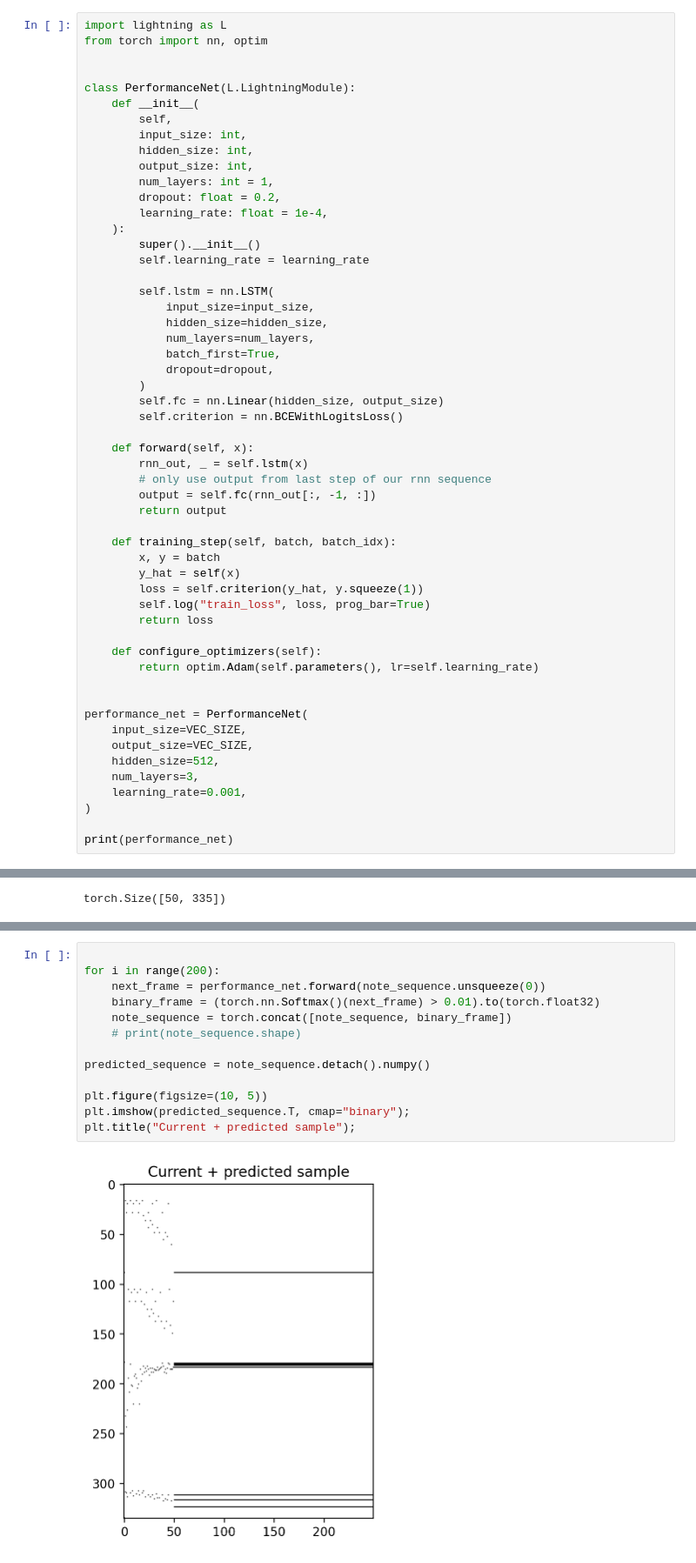
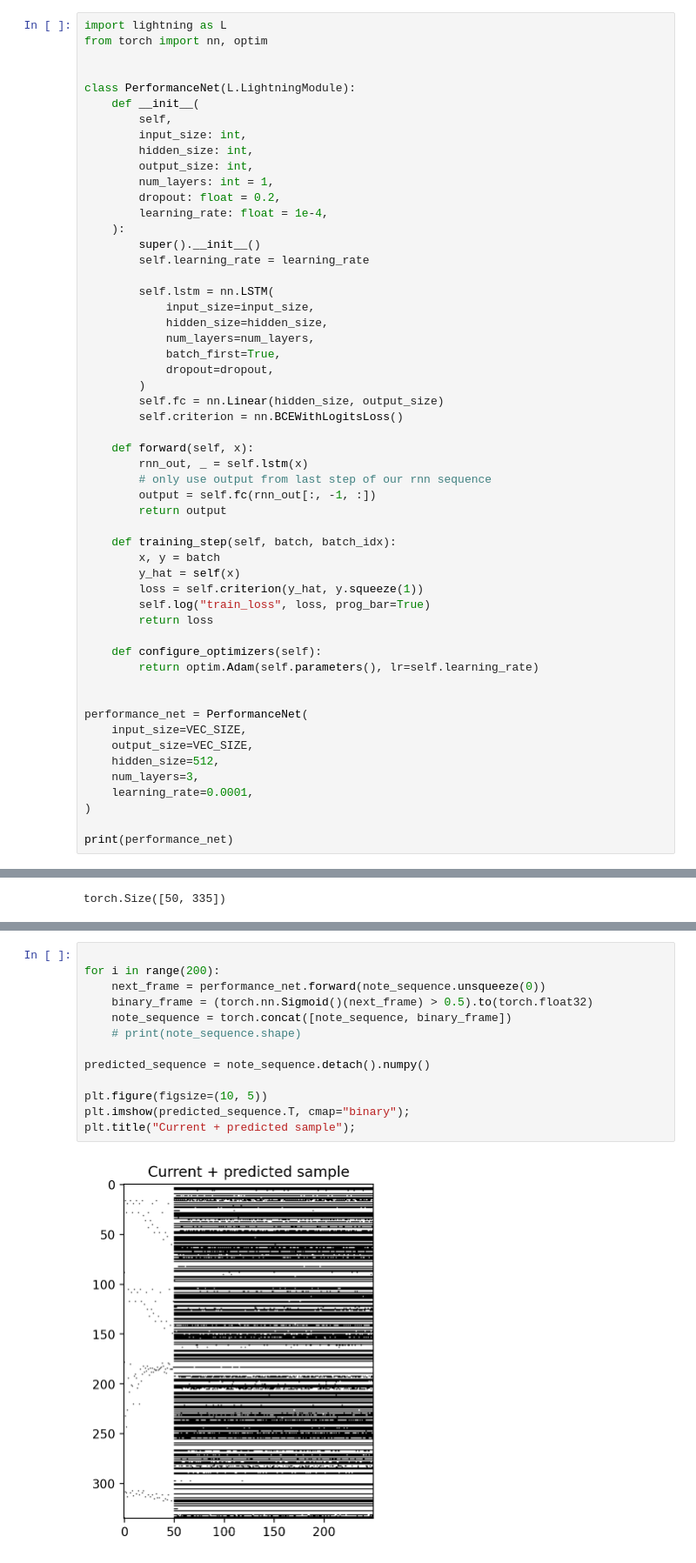
Before and after one commit to capital-G/ki-ueben-klavier-trainieren, a Jupyter notebook: book/chapters/foo.ipynb, the cells around one changed output, grey strips where cells are left out. Shown: that part at 87% size. Drawn from its saved outputs; the diff is of its cells as text.

```diff
--- a/book/chapters/foo.ipynb
+++ b/book/chapters/foo.ipynb
@@ -120,7 +120,7 @@ performance_net = PerformanceNet(
     output_size=VEC_SIZE,
     hidden_size=512,
     num_layers=3,
-    learning_rate=0.001,
+    learning_rate=0.0001,
 )
 
 print(performance_net)
@@ -227,15 +227,15 @@ note_sequence = performance_sample[0]
 # %%
 
 for i in range(200):
     next_frame = performance_net.forward(note_sequence.unsqueeze(0))
-    binary_frame = (torch.nn.Softmax()(next_frame) > 0.01).to(torch.float32)
+    binary_frame = (torch.nn.Sigmoid()(next_frame) > 0.5).to(torch.float32)
     note_sequence = torch.concat([note_sequence, binary_frame])
     # print(note_sequence.shape)
 
 predicted_sequence = note_sequence.detach().numpy()
 
 plt.figure(figsize=(10, 5))
 plt.imshow(predicted_sequence.T, cmap="binary");
 plt.title("Current + predicted sample");
 # %% [output]
-[figure, old version]
+[figure, new version]
```
Also changed, not shown: parts of 14 cells of this notebook, 1 other file.
